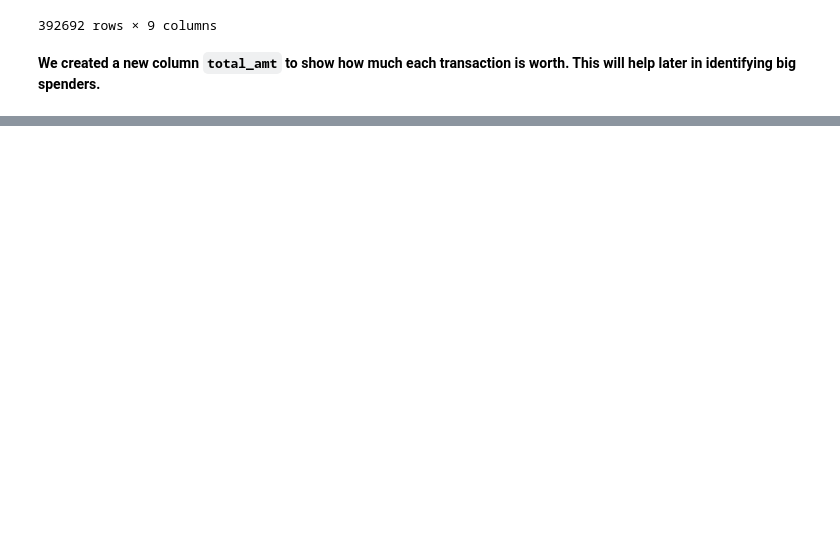
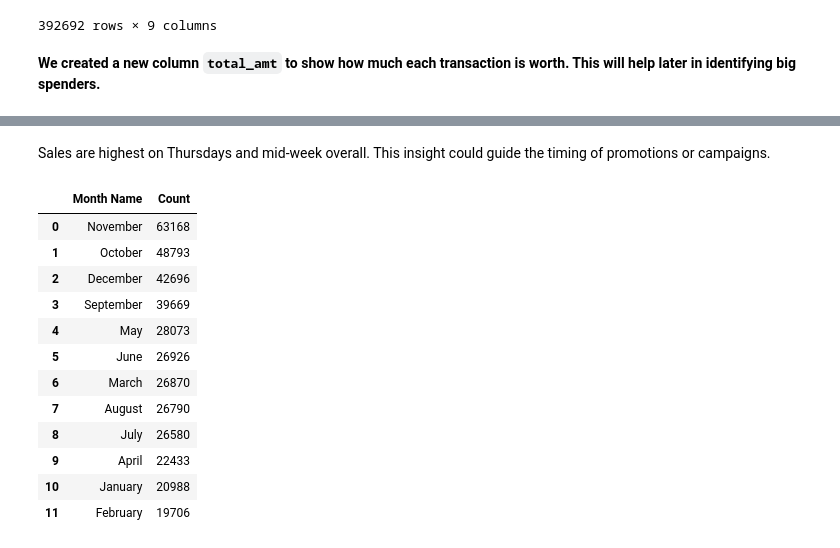
Before and after one commit to MihirKalariya25/MasterProject, a Jupyter notebook: Master_Project_main.ipynb, the cells around one changed output, grey strips where cells are left out. Cells and saved outputs as stored; diff of their text form; code cells hidden in the pictures; blank space fills up the shorter version.

```diff
--- a/Master_Project_main.ipynb
+++ b/Master_Project_main.ipynb
@@ -153,0 +232,20 @@ retail
+# %% [markdown]
+Sales are highest on Thursdays and mid-week overall. This insight could guide the timing of promotions or campaigns.
+# %%
+top_productive_month = retail['month_name'].value_counts().reset_index()
+top_productive_month.columns = ['Month Name', 'Count']
+top_productive_month
+# %% [output]
+|  | Month Name | Count |
+| 0 | November | 63168 |
+| 1 | October | 48793 |
+| 2 | December | 42696 |
+| 3 | September | 39669 |
+| 4 | May | 28073 |
+| 5 | June | 26926 |
+| 6 | March | 26870 |
+| 7 | August | 26790 |
+| 8 | July | 26580 |
+| 9 | April | 22433 |
+| 10 | January | 20988 |
+| 11 | February | 19706 |
```
Also changed, not shown: parts of 15 cells of this notebook.
